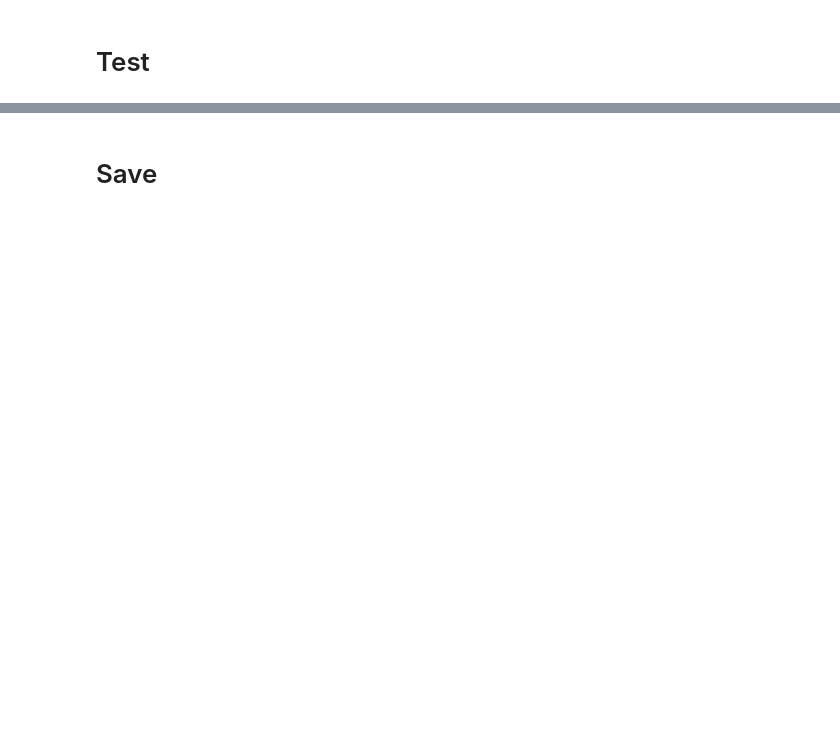
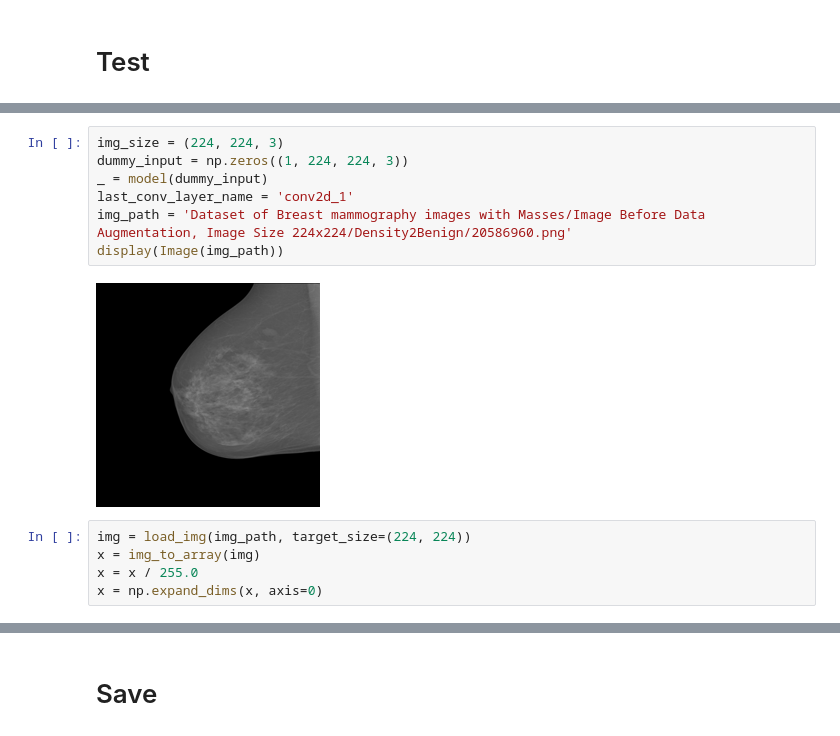
Before and after one commit to vivialves/breasr_cancer_cnn, a Jupyter notebook: simple-architecture.ipynb, the cells around one changed output, grey strips where cells are left out. Saved outputs shown, nothing was run; the diff lists cells and outputs as text; blank space fills up the shorter version.

Commit message:
update new model

```diff
--- a/simple-architecture.ipynb
+++ b/simple-architecture.ipynb
@@ -291,0 +325,14 @@ Predicted class: Density2Benign
+# %%
+img_size = (224, 224, 3)
+dummy_input = np.zeros((1, 224, 224, 3))
+_ = model(dummy_input)
+last_conv_layer_name = 'conv2d_1'
+img_path = 'Dataset of Breast mammography images with Masses/Image Before Data Augmentation, Image Size 224x224/Density2Benign/20586960.png'
+display(Image(img_path))
+# %% [output]
+[figure, added]
+# %%
+img = load_img(img_path, target_size=(224, 224))
+x = img_to_array(img)
+x = x / 255.0
+x = np.expand_dims(x, axis=0)
```
Also changed, not shown: parts of 26 cells of this notebook, 3 other files.
